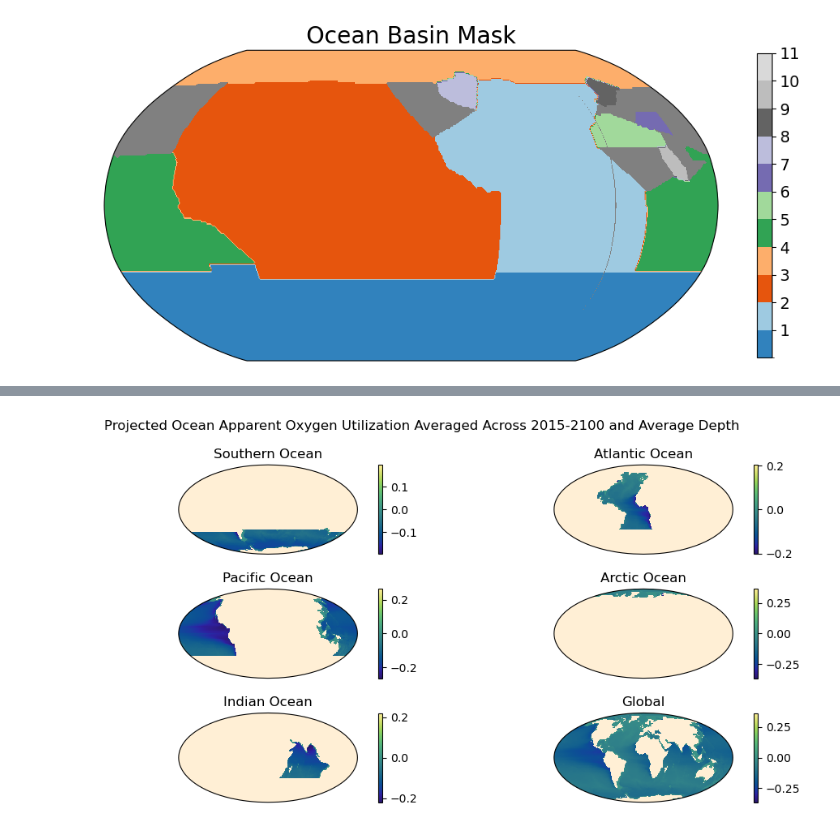
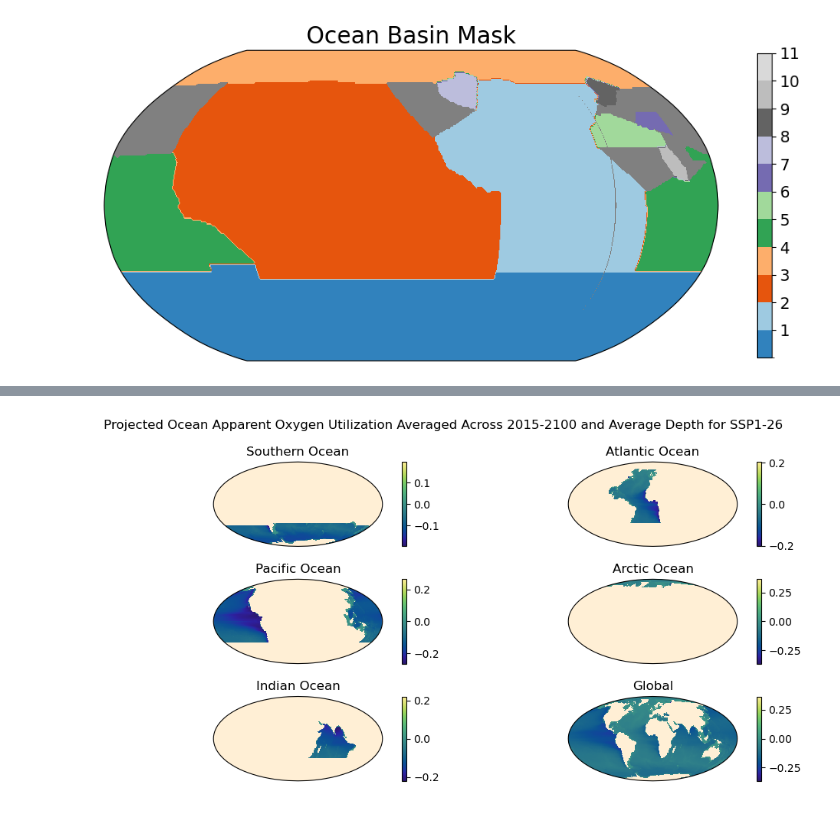
Before and after one commit to EES-3506-5506/final_holtzman, a Jupyter notebook: notebooks/Datasets.ipynb, the cells around one changed output, grey strips where cells are left out. Cells and saved outputs as stored; diff of their text form; code cells hidden in the pictures.

```diff
--- a/notebooks/Datasets.ipynb
+++ b/notebooks/Datasets.ipynb
@@ -322,32 +322,32 @@ plt.tight_layout()
 # %%
 subplot_kws=dict(projection=ccrs.Mollweide(),
                  facecolor='papayawhip')
 
 fig, (ax)=plt.subplots(ncols=2,nrows=3, figsize=(10,5),subplot_kw=subplot_kws)
 (AOU*southernocean).mean(dim='lev').mean(dim='time').plot(ax=ax[0,0], cmap=cmocean.cm.haline,
                               transform=ccrs.PlateCarree())
 (AOU*atlanticocean).mean(dim='lev').mean(dim='time').plot(ax=ax[0,1], cmap=cmocean.cm.haline,
                                 transform=ccrs.PlateCarree())
 (AOU*pacificocean).mean(dim='lev').mean(dim='time').plot(ax=ax[1,0], cmap=cmocean.cm.haline,
                               transform=ccrs.PlateCarree())
 (AOU*arcticocean).mean(dim='lev').mean(dim='time').plot(ax=ax[1,1], cmap=cmocean.cm.haline,
                               transform=ccrs.PlateCarree())
 (AOU*indianocean).mean(dim='lev').mean(dim='time').plot(ax=ax[2,0], cmap=cmocean.cm.haline,
                               transform=ccrs.PlateCarree())
 AOU.mean(dim='lev').mean(dim='time').plot(ax=ax[2,1], cmap=cmocean.cm.haline,
                               transform=ccrs.PlateCarree())
 
 ax[0,0].set_title('Southern Ocean')
 ax[0,1].set_title('Atlantic Ocean')
 ax[1,0].set_title('Pacific Ocean')
 ax[1,1].set_title('Arctic Ocean')
 ax[2,0].set_title('Indian Ocean')
 ax[2,1].set_title('Global')
 
-fig.suptitle('Projected Ocean Apparent Oxygen Utilization Averaged Across 2015-2100 and Average Depth')
+fig.suptitle('Projected Ocean Apparent Oxygen Utilization Averaged Across 2015-2100 and Average Depth for SSP1-26')
 plt.tight_layout()
 # %% [output]
-[figure, old version]
+[figure, new version]
 # %%
 avgO2=O2.mean(dim='lev').mean(dim='longitude').mean(dim='latitude')
 # %%
```
Also changed, not shown: parts of 6 cells of this notebook.
